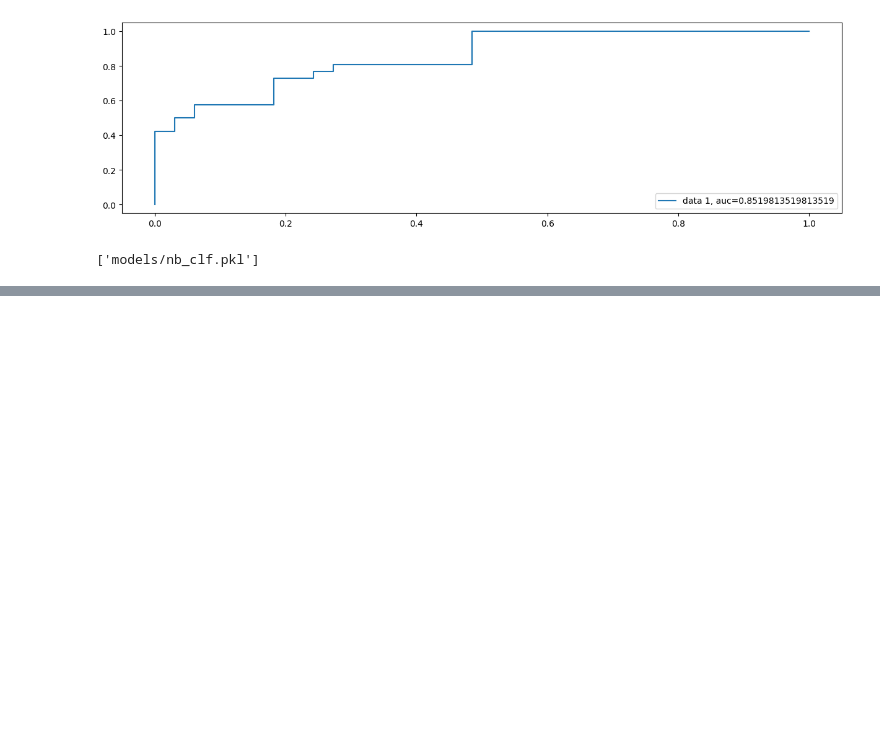
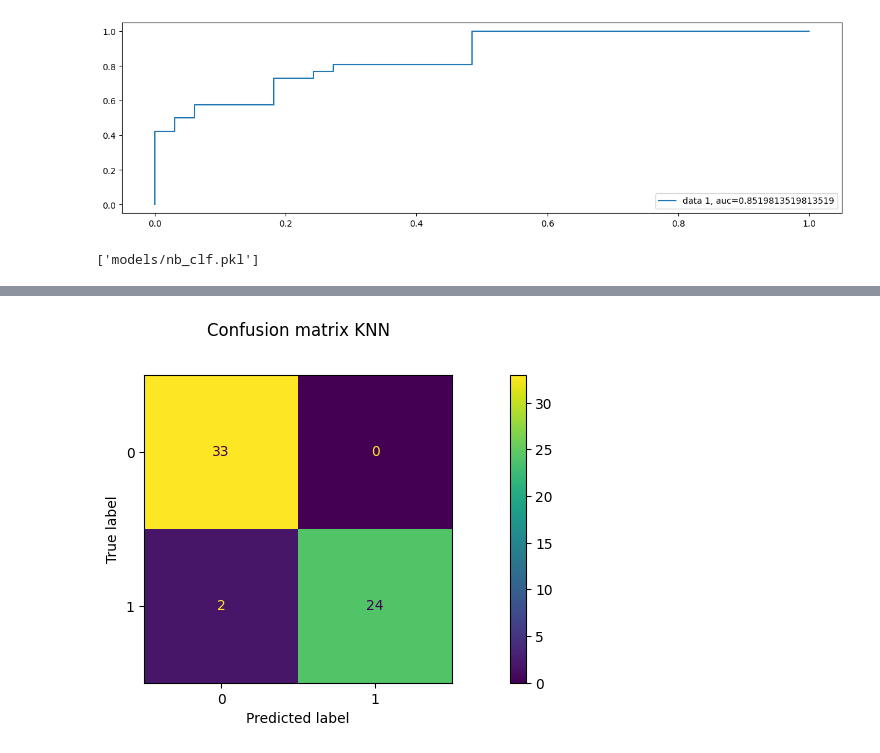
Before and after one commit to NavdeepTU/Machine-Learning, a Jupyter notebook: projects/03. parkinson_disease_prediction/model_training.ipynb, the cells around one changed output, grey strips where cells are left out. Saved outputs shown, nothing was run; the diff lists cells and outputs as text; code cells hidden in the pictures; blank space fills up the shorter version.

```diff
--- a/projects/03. parkinson_disease_prediction/model_training.ipynb
+++ b/projects/03. parkinson_disease_prediction/model_training.ipynb
@@ -567,0 +593,10 @@ joblib.dump(gnb, 'models/nb_clf.pkl')
+# %%
+knn = KNeighborsClassifier(n_neighbors=5)
+knn.fit(X_train, y_train)
+predKNN = knn.predict(X_test)
+# %%
+ConfusionMatrixDisplay.from_predictions(y_test, predKNN)
+plt.title("Confusion matrix KNN", y=1.1)
+plt.show()
+# %% [output]
+[figure, added]
```
Also changed, not shown: parts of 5 cells of this notebook, 1 other file.
